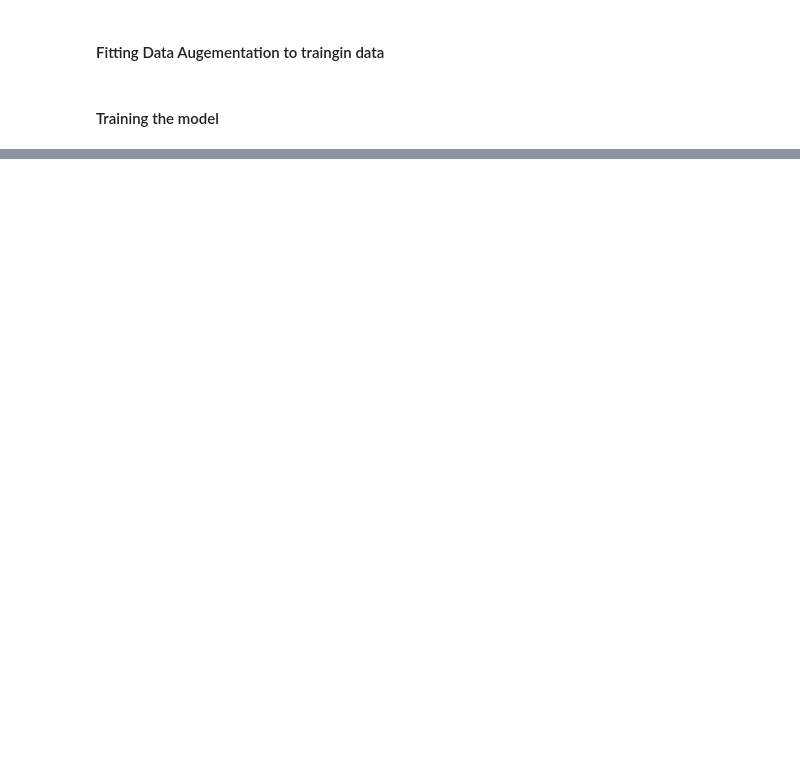
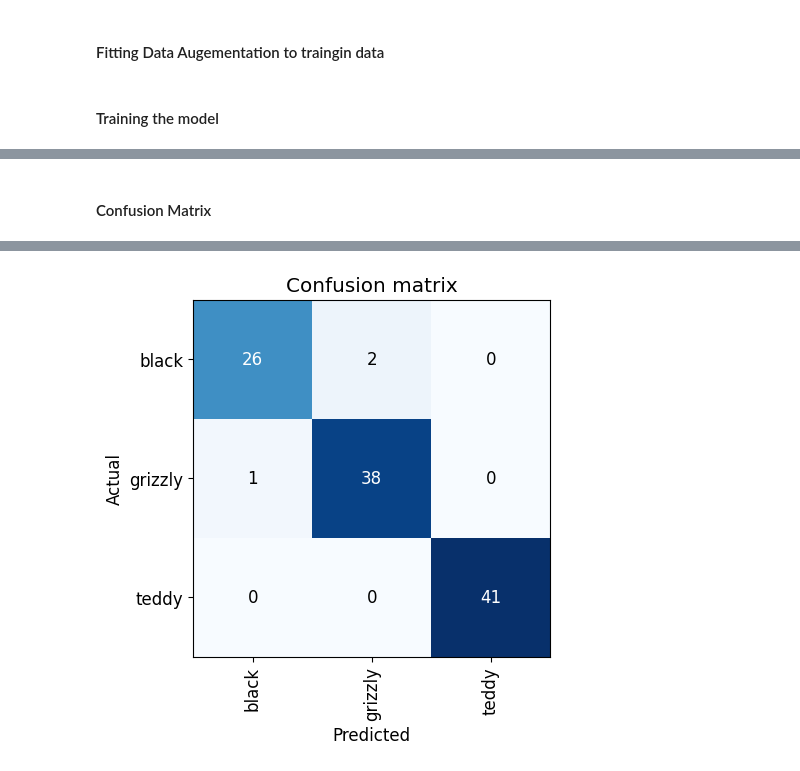
Before and after one commit to karanchhabra99/FastAI, a Jupyter notebook: Lesson_2 - Production.ipynb, the cells around one changed output, grey strips where cells are left out. Drawn from its saved outputs; the diff is of its cells as text; code cells hidden in the pictures; blank space fills up the shorter version.

```diff
--- a/Lesson_2 - Production.ipynb
+++ b/Lesson_2 - Production.ipynb
@@ -118,0 +125,6 @@ learn.fine_tune(4)
+# %% [markdown]
+#### Confusion Matrix
+# %%
+interp = ClassificationInterpretation.from_learner(learn)
+interp.plot_confusion_matrix()
+# %% [output]
@@ -118,0 +133 @@ learn.fine_tune(4)
+[figure, added]
```
Also changed, not shown: parts of 23 cells of this notebook.
